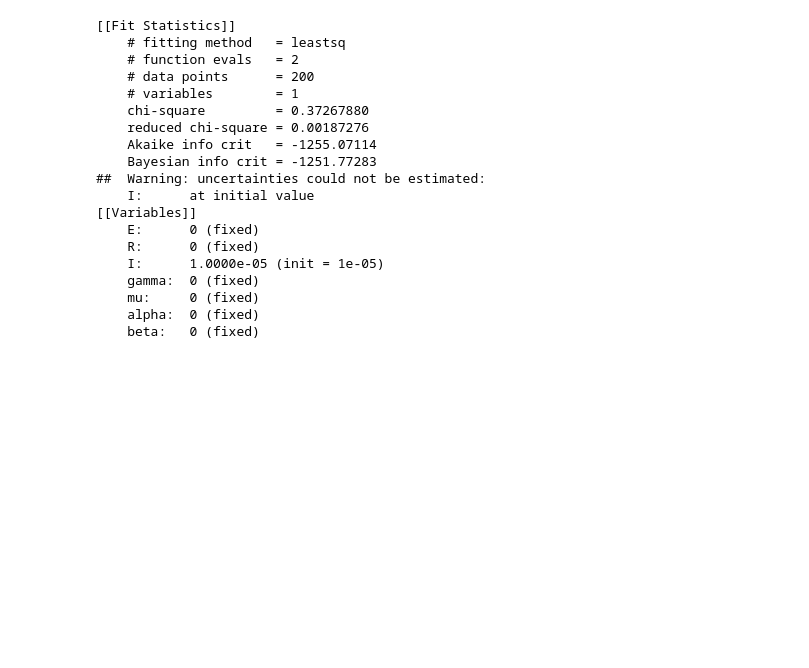
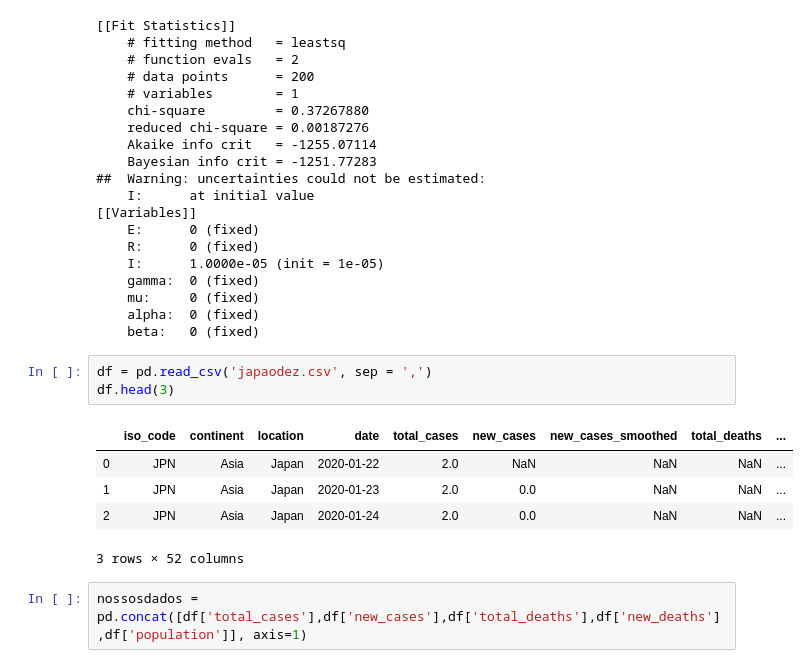
Before and after one commit to carolmcs/Covid_Japan, a Jupyter notebook: alternativa.ipynb, the cells around one changed output. Saved outputs shown, nothing was run; the diff lists cells and outputs as text; blank space fills up the shorter version.

```diff
--- a/alternativa.ipynb
+++ b/alternativa.ipynb
@@ -102,3 +102,14 @@ report_fit(final)
     mu:     0 (fixed)
     alpha:  0 (fixed)
     beta:   0 (fixed)
+# %%
+df = pd.read_csv('japaodez.csv', sep = ',')
+df.head(3)
+# %% [output]
+|  | iso_code | continent | location | date | total_cases | new_cases | new_cases_smoothed | total_deaths | ... |
+| 0 | JPN | Asia | Japan | 2020-01-22 | 2.0 | NaN | NaN | NaN | ... |
+| 1 | JPN | Asia | Japan | 2020-01-23 | 2.0 | 0.0 | NaN | NaN | ... |
+| 2 | JPN | Asia | Japan | 2020-01-24 | 2.0 | 0.0 | NaN | NaN | ... |
+3 rows × 52 columns
+# %%
+nossosdados = pd.concat([df['total_cases'],df['new_cases'],df['total_deaths'],df['new_deaths'],df['population']], axis=1)
```
Also changed, not shown: parts of 1 cell of this notebook, 1 other file.
